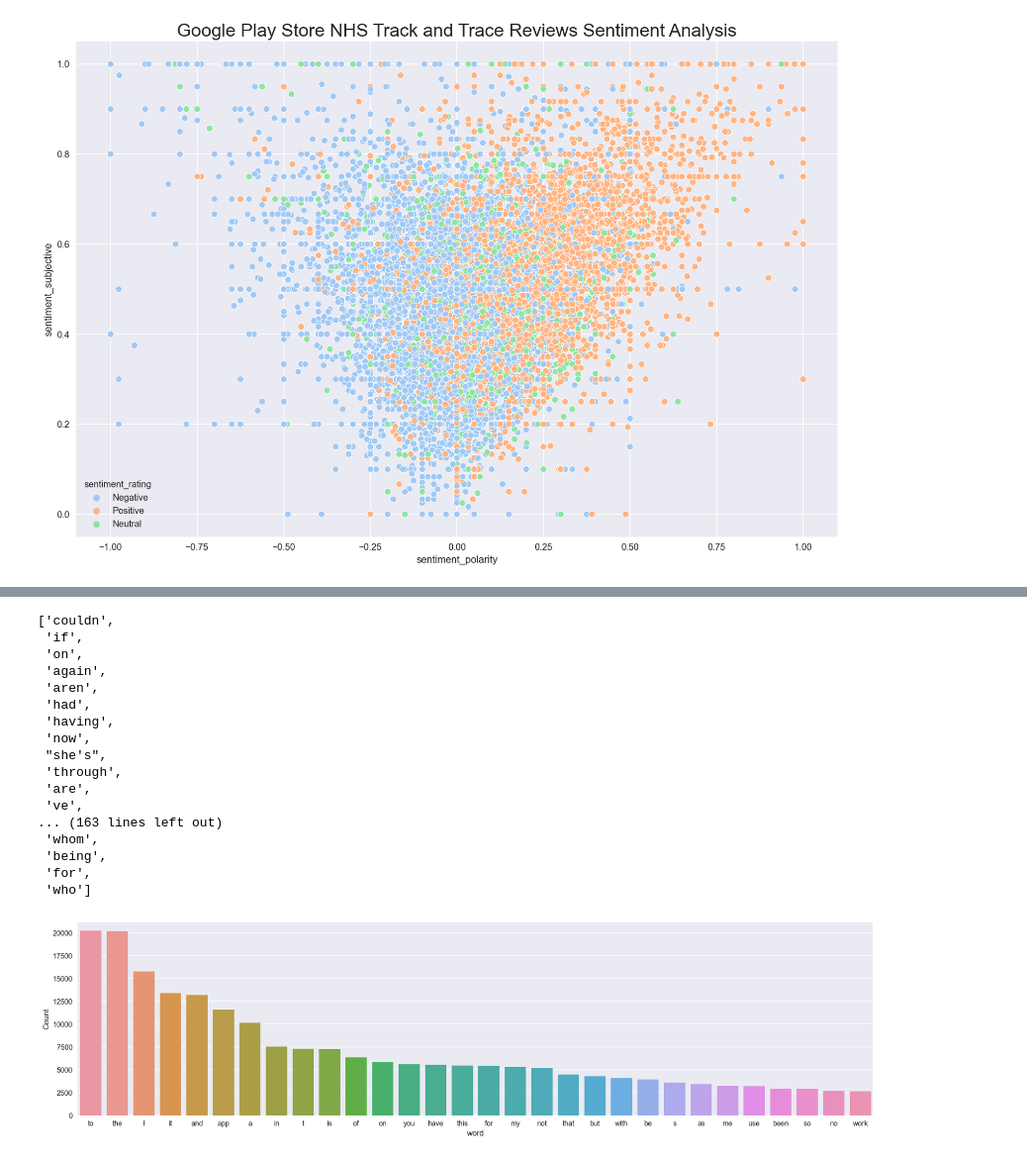
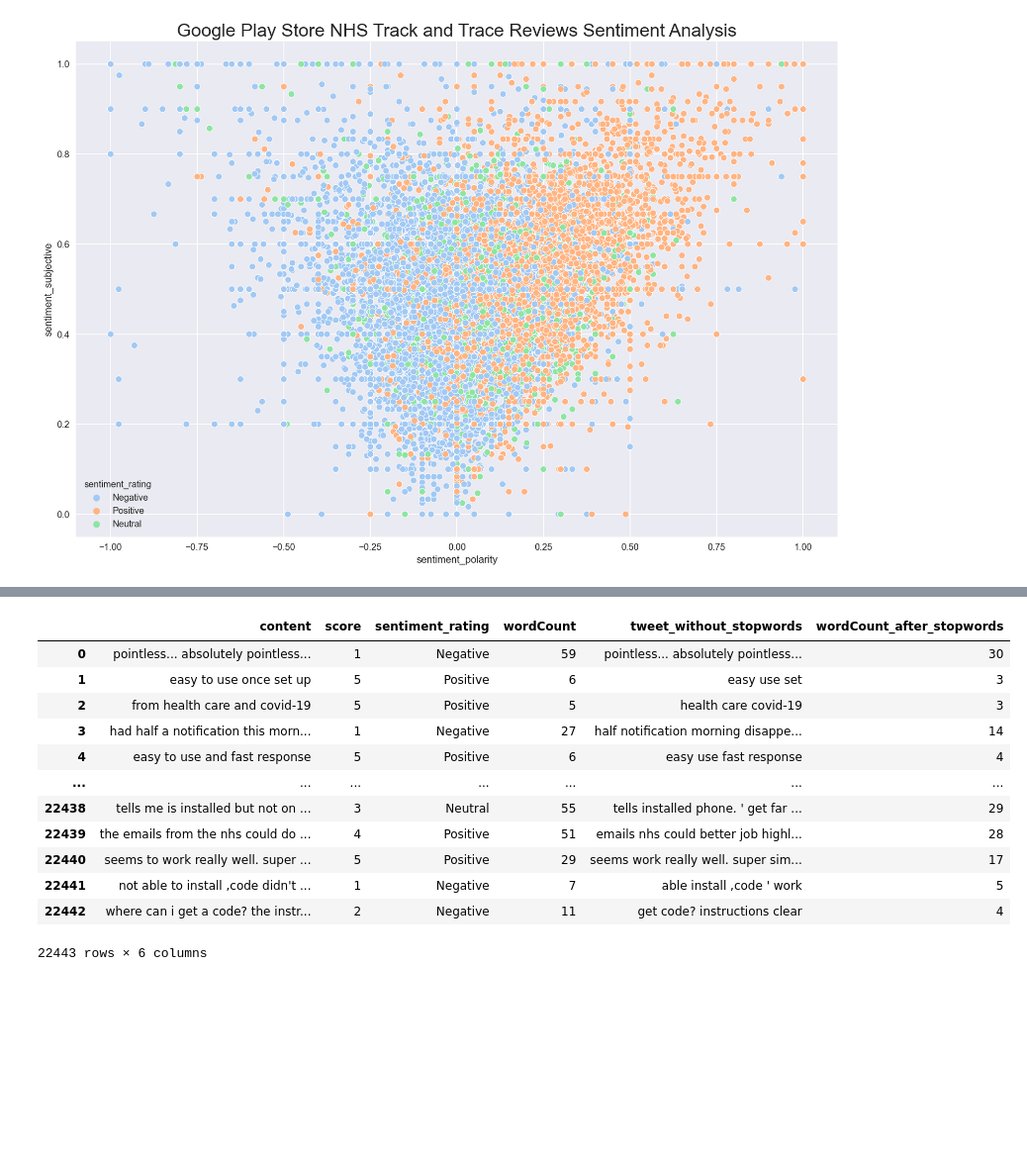
Before and after one commit to irhafidz/PhD-Progression-B932179, a Jupyter notebook: ScrapReviewNHSApp.ipynb, the cells around one changed output, grey strips where cells are left out. Shown at 99% size. Saved outputs shown, nothing was run; the diff lists cells and outputs as text; code cells hidden in the pictures; blank space fills up the shorter version.

```diff
--- a/ScrapReviewNHSApp.ipynb
+++ b/ScrapReviewNHSApp.ipynb
@@ -588,2 +465,4 @@ stop_words
 # %%
-#Creating bigram/trigram to search
+#DROP NA
+df_nhsrev_stopwords.dropna(inplace=True)
+df_nhsrev_stopwords.info()
@@ -590,24 +484,0 @@ stop_words
-# %%
-#Clean the content text review using stopwords
-#from nltk.stem import PorterStemmer
-import numpy as np
-import pandas as pd
-pd.set_option("display.max_colwidth", 200)
-import nltk
-import re
-import string
-
-nltk.download('stopwords')
-from nltk.corpus import stopwords, wordnet
-from nltk.stem.wordnet import WordNetLemmatizer
-from nltk.stem import PorterStemmer
-from nltk import FreqDist
-from sklearn.feature_extraction.text import CountVectorizer, TfidfTransformer
-
-#Using nltk
-
-stop_words = set(stopwords.words('english'))
-# View a few words from the set
-stop_words_list = [w for w in stop_words if w in stopwords.words('english')]
-stop_words_list_number = len(stop_words_list)
-stop_words_list_number
@@ -619,21 +484,0 @@ stop_words_list_number
-# %%
-# View a few words from the set
-stop_words_list
-# %% [output]
-['couldn',
- 'if',
- 'on',
- 'again',
- 'aren',
- 'had',
- 'having',
- 'now',
- "she's",
- 'through',
- 'are',
- 've',
-... (163 lines left out)
- 'whom',
- 'being',
- 'for',
- 'who']
@@ -657,10 +485,16 @@ def clean_text(df_nhsrev):
 # %%
-import spacy
-import gensim
-from gensim import corpora
-
-# libraries for visualization
-import pyLDAvis
-import matplotlib.pyplot as plt
-import seaborn as sns
-%matplotlib inline
+df_nhsrev_stopwords.loc[:,["content","score","sentiment_rating","wordCount","tweet_without_stopwords", "wordCount_after_stopwords"]]
+# %% [output]
+|  | content | score | sentiment_rating | wordCount | tweet_without_stopwords | wordCount_after_stopwords |
+| 0 | pointless... absolutely pointless... | 1 | Negative | 59 | pointless... absolutely pointless... | 30 |
+| 1 | easy to use once set up | 5 | Positive | 6 | easy use set | 3 |
+| 2 | from health care and covid-19 | 5 | Positive | 5 | health care covid-19 | 3 |
+| 3 | had half a notification this morn... | 1 | Negative | 27 | half notification morning disappe... | 14 |
+| 4 | easy to use and fast response | 5 | Positive | 6 | easy use fast response | 4 |
+| ... | ... | ... | ... | ... | ... | ... |
+| 22438 | tells me is installed but not on ... | 3 | Neutral | 55 | tells installed phone. ' get far ... | 29 |
+| 22439 | the emails from the nhs could do ... | 4 | Positive | 51 | emails nhs could better job highl... | 28 |
+| 22440 | seems to work really well. super ... | 5 | Positive | 29 | seems work really well. super sim... | 17 |
+| 22441 | not able to install ,code didn't ... | 1 | Negative | 7 | able install ,code ' work | 5 |
+| 22442 | where can i get a code? the instr... | 2 | Negative | 11 | get code? instructions clear | 4 |
+22443 rows × 6 columns
@@ -685,4 +500,0 @@ def freq_words(x, terms = 30):
-# %%
-freq_words(df_nhsrev['content'])
-# %% [output]
-[figure, removed]
```
Also changed, not shown: parts of 59 cells of this notebook.
